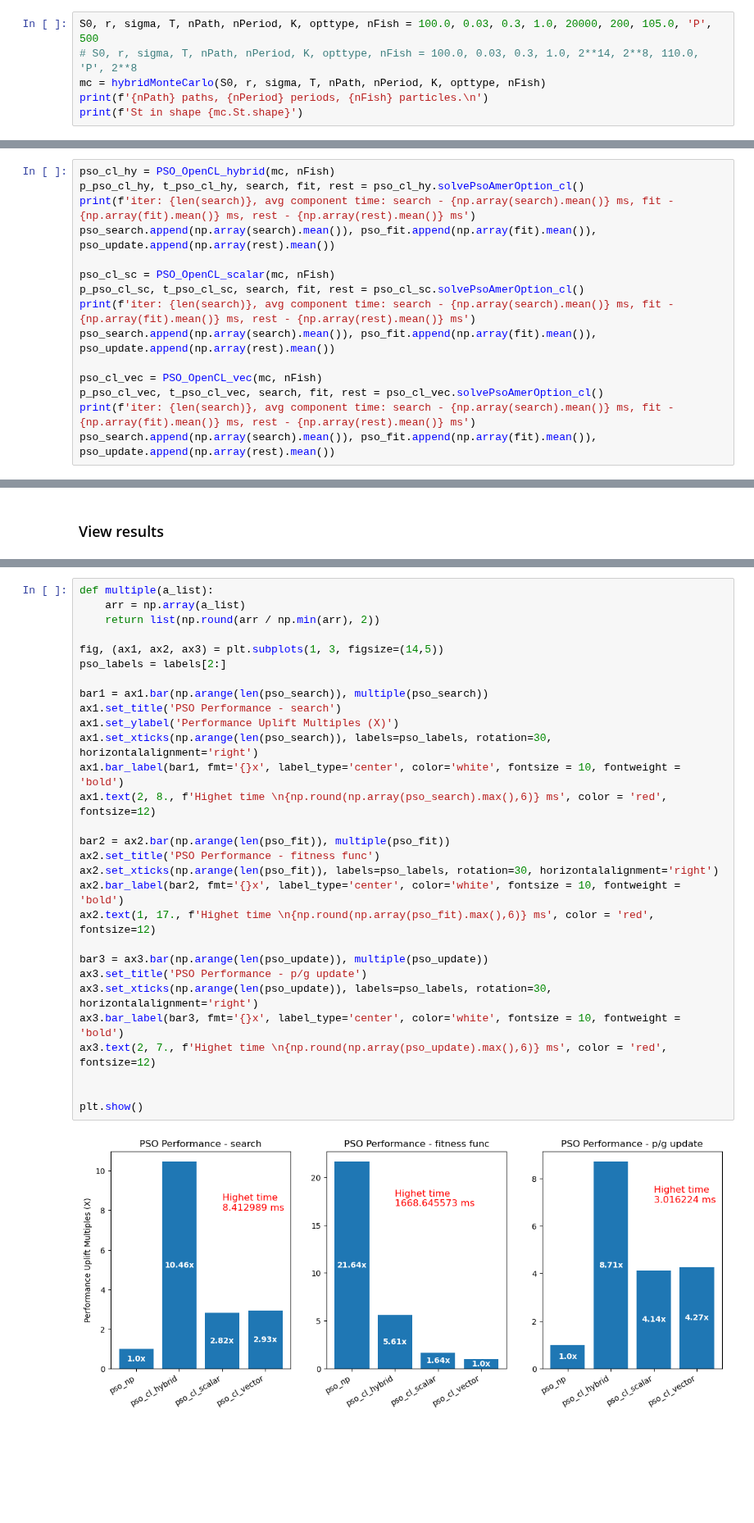
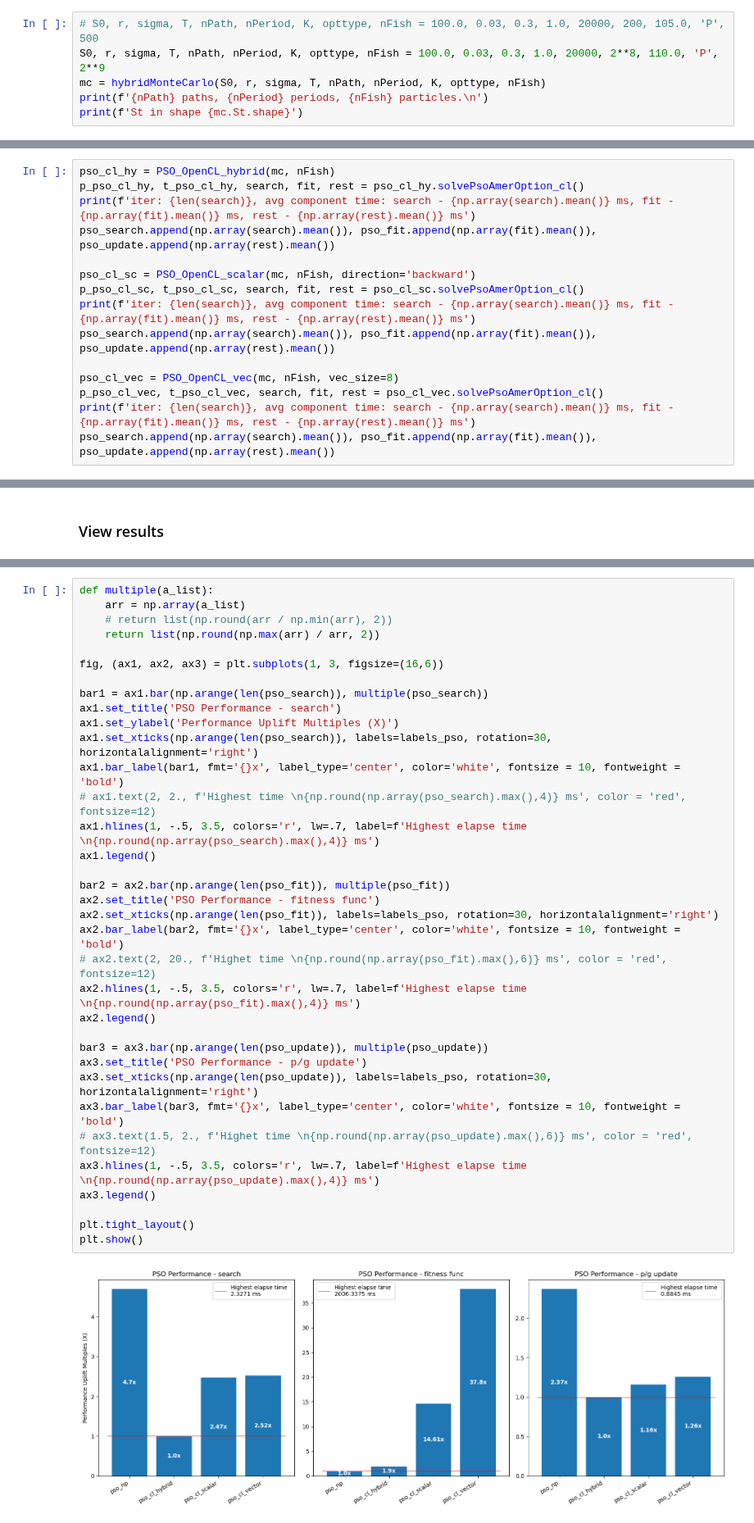
Before and after one commit to AIScorpio/Fin_GPU, a Jupyter notebook: src/American_option.ipynb, the cells around one changed output, grey strips where cells are left out. Shown at 82% size. Cells and saved outputs as stored; diff of their text form; blank space fills up the shorter version.

```diff
--- a/src/American_option.ipynb
+++ b/src/American_option.ipynb
@@ -29,8 +29,8 @@ Platform - Profile: FULL_PROFILE
  Device - Max Work Group Size: 256
  Device - Float Atomics Supported: True
 # %%
-S0, r, sigma, T, nPath, nPeriod, K, opttype, nFish = 100.0, 0.03, 0.3, 1.0, 20000, 200, 105.0, 'P', 500
-# S0, r, sigma, T, nPath, nPeriod, K, opttype, nFish = 100.0, 0.03, 0.3, 1.0, 2**14, 2**8, 110.0, 'P', 2**8
+# S0, r, sigma, T, nPath, nPeriod, K, opttype, nFish = 100.0, 0.03, 0.3, 1.0, 20000, 200, 105.0, 'P', 500
+S0, r, sigma, T, nPath, nPeriod, K, opttype, nFish = 100.0, 0.03, 0.3, 1.0, 20000, 2**8, 110.0, 'P', 2**9
 mc = hybridMonteCarlo(S0, r, sigma, T, nPath, nPeriod, K, opttype, nFish)
 print(f'{nPath} paths, {nPeriod} periods, {nFish} particles.\n')
 print(f'St in shape {mc.St.shape}')
@@ -95,12 +95,12 @@ p_pso_cl_hy, t_pso_cl_hy, search, fit, rest = pso_cl_hy.solvePsoAmerOption_cl()
 print(f'iter: {len(search)}, avg component time: search - {np.array(search).mean()} ms, fit - {np.array(fit).mean()} ms, rest - {np.array(rest).mean()} ms')
 pso_search.append(np.array(search).mean()), pso_fit.append(np.array(fit).mean()), pso_update.append(np.array(rest).mean())
 
-pso_cl_sc = PSO_OpenCL_scalar(mc, nFish)
+pso_cl_sc = PSO_OpenCL_scalar(mc, nFish, direction='backward')
 p_pso_cl_sc, t_pso_cl_sc, search, fit, rest = pso_cl_sc.solvePsoAmerOption_cl()
 print(f'iter: {len(search)}, avg component time: search - {np.array(search).mean()} ms, fit - {np.array(fit).mean()} ms, rest - {np.array(rest).mean()} ms')
 pso_search.append(np.array(search).mean()), pso_fit.append(np.array(fit).mean()), pso_update.append(np.array(rest).mean())
 
-pso_cl_vec = PSO_OpenCL_vec(mc, nFish)
+pso_cl_vec = PSO_OpenCL_vec(mc, nFish, vec_size=8)
 p_pso_cl_vec, t_pso_cl_vec, search, fit, rest = pso_cl_vec.solvePsoAmerOption_cl()
 print(f'iter: {len(search)}, avg component time: search - {np.array(search).mean()} ms, fit - {np.array(fit).mean()} ms, rest - {np.array(rest).mean()} ms')
 pso_search.append(np.array(search).mean()), pso_fit.append(np.array(fit).mean()), pso_update.append(np.array(rest).mean())
@@ -179,31 +212,37 @@ Binomial American price: 13.397157300671937 - 5.573040994931944 ms
 # %%
 def multiple(a_list):
     arr = np.array(a_list)
-    return list(np.round(arr / np.min(arr), 2))
+    # return list(np.round(arr / np.min(arr), 2))
+    return list(np.round(np.max(arr) / arr, 2))
 
-fig, (ax1, ax2, ax3) = plt.subplots(1, 3, figsize=(14,5))
-pso_labels = labels[2:]
+fig, (ax1, ax2, ax3) = plt.subplots(1, 3, figsize=(16,6))
 
 bar1 = ax1.bar(np.arange(len(pso_search)), multiple(pso_search))
 ax1.set_title('PSO Performance - search')
 ax1.set_ylabel('Performance Uplift Multiples (X)')
-ax1.set_xticks(np.arange(len(pso_search)), labels=pso_labels, rotation=30, horizontalalignment='right')
+ax1.set_xticks(np.arange(len(pso_search)), labels=labels_pso, rotation=30, horizontalalignment='right')
 ax1.bar_label(bar1, fmt='{}x', label_type='center', color='white', fontsize = 10, fontweight = 'bold')
-ax1.text(2, 8., f'Highet time \n{np.round(np.array(pso_search).max(),6)} ms', color = 'red', fontsize=12)
+# ax1.text(2, 2., f'Highest time \n{np.round(np.array(pso_search).max(),4)} ms', color = 'red', fontsize=12)
+ax1.hlines(1, -.5, 3.5, colors='r', lw=.7, label=f'Highest elapse time \n{np.round(np.array(pso_search).max(),4)} ms')
+ax1.legend()
 
 bar2 = ax2.bar(np.arange(len(pso_fit)), multiple(pso_fit))
 ax2.set_title('PSO Performance - fitness func')
-ax2.set_xticks(np.arange(len(pso_fit)), labels=pso_labels, rotation=30, horizontalalignment='right')
+ax2.set_xticks(np.arange(len(pso_fit)), labels=labels_pso, rotation=30, horizontalalignment='right')
 ax2.bar_label(bar2, fmt='{}x', label_type='center', color='white', fontsize = 10, fontweight = 'bold')
-ax2.text(1, 17., f'Highet time \n{np.round(np.array(pso_fit).max(),6)} ms', color = 'red', fontsize=12)
+# ax2.text(2, 20., f'Highet time \n{np.round(np.array(pso_fit).max(),6)} ms', color = 'red', fontsize=12)
+ax2.hlines(1, -.5, 3.5, colors='r', lw=.7, label=f'Highest elapse time \n{np.round(np.array(pso_fit).max(),4)} ms')
+ax2.legend()
 
 bar3 = ax3.bar(np.arange(len(pso_update)), multiple(pso_update))
 ax3.set_title('PSO Performance - p/g update')
-ax3.set_xticks(np.arange(len(pso_update)), labels=pso_labels, rotation=30, horizontalalignment='right')
+ax3.set_xticks(np.arange(len(pso_update)), labels=labels_pso, rotation=30, horizontalalignment='right')
 ax3.bar_label(bar3, fmt='{}x', label_type='center', color='white', fontsize = 10, fontweight = 'bold')
-ax3.text(2, 7., f'Highet time \n{np.round(np.array(pso_update).max(),6)} ms', color = 'red', fontsize=12)
+# ax3.text(1.5, 2., f'Highet time \n{np.round(np.array(pso_update).max(),6)} ms', color = 'red', fontsize=12)
+ax3.hlines(1, -.5, 3.5, colors='r', lw=.7, label=f'Highest elapse time \n{np.round(np.array(pso_update).max(),4)} ms')
+ax3.legend()
 
-
+plt.tight_layout()
 plt.show()
 # %% [output]
-[figure, old version]
+[figure, new version]
```
Also changed, not shown: parts of 10 cells of this notebook.
